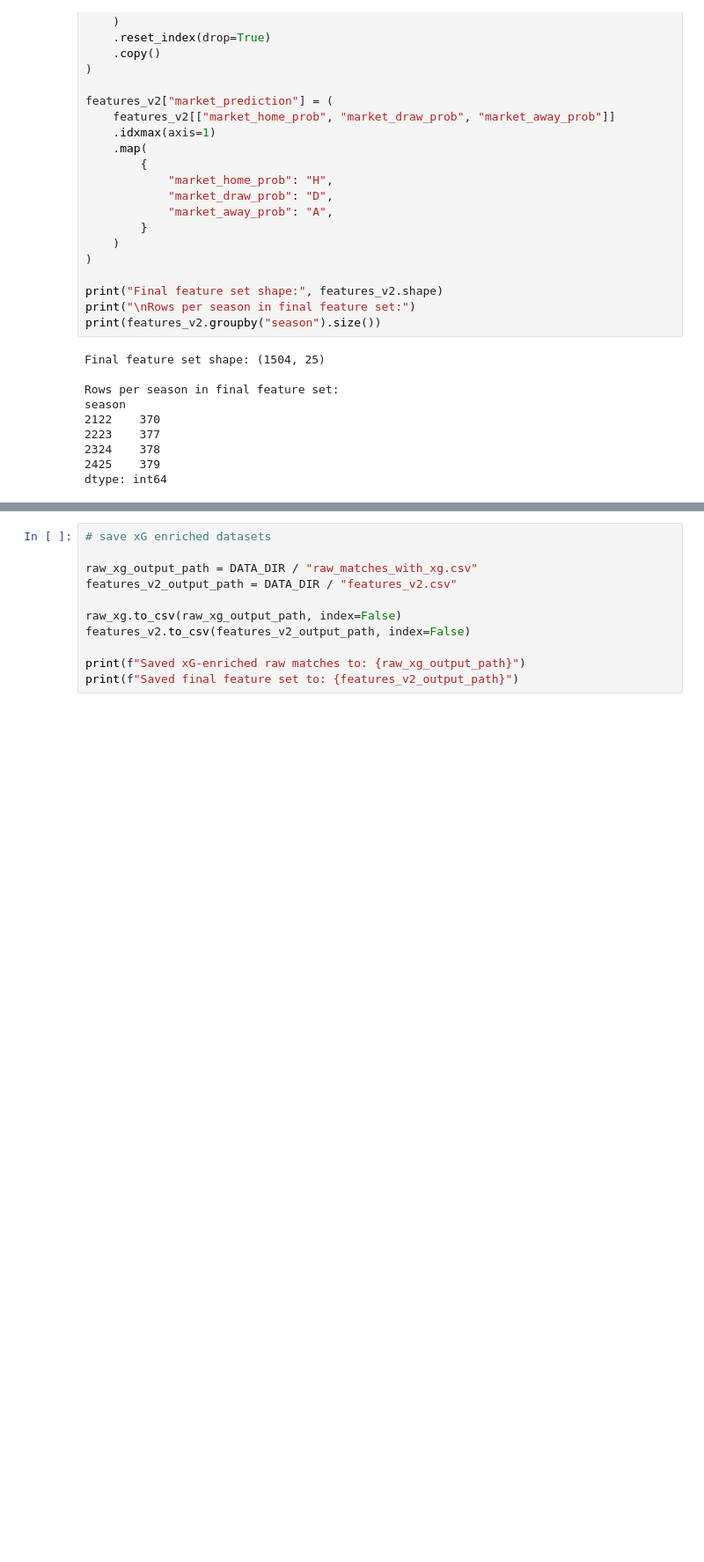
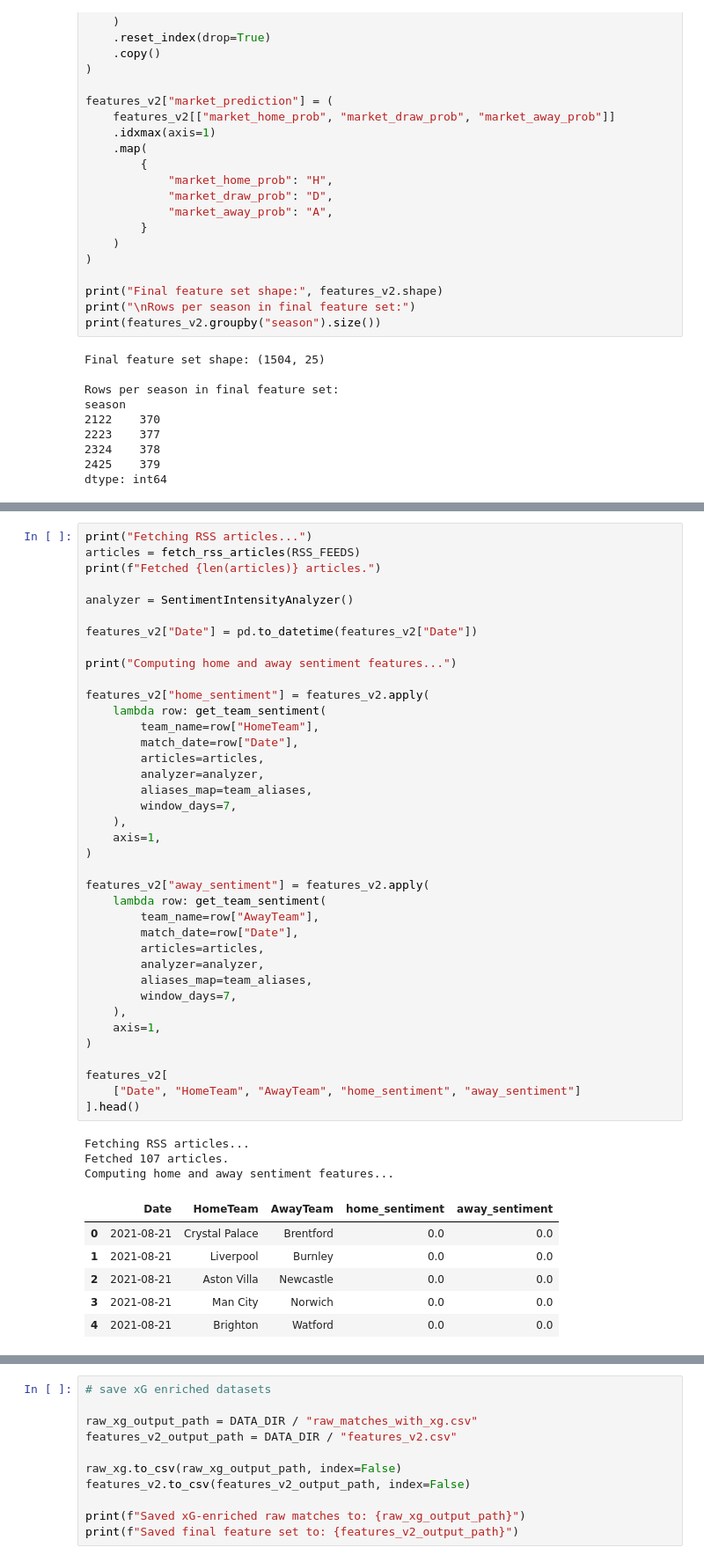
Before and after one commit to tolulopesoetan/pl_prediction_model, a Jupyter notebook: notebooks/01_data_ingestion_and_preprocessing.ipynb, the cells around one changed output, grey strips where cells are left out. Shown at 88% size. Drawn from its saved outputs; the diff is of its cells as text; blank space fills up the shorter version.

Commit message:
feat: add RSS sentiment features to preprocessing pipeline

```diff
--- a/notebooks/01_data_ingestion_and_preprocessing.ipynb
+++ b/notebooks/01_data_ingestion_and_preprocessing.ipynb
@@ -830,0 +930,48 @@ features_v2[
+# %%
+print("Fetching RSS articles...")
+articles = fetch_rss_articles(RSS_FEEDS)
+print(f"Fetched {len(articles)} articles.")
+
+analyzer = SentimentIntensityAnalyzer()
+
+features_v2["Date"] = pd.to_datetime(features_v2["Date"])
+
+print("Computing home and away sentiment features...")
+
+features_v2["home_sentiment"] = features_v2.apply(
+    lambda row: get_team_sentiment(
+        team_name=row["HomeTeam"],
+        match_date=row["Date"],
+        articles=articles,
+        analyzer=analyzer,
+        aliases_map=team_aliases,
+        window_days=7,
+    ),
+    axis=1,
+)
+
+features_v2["away_sentiment"] = features_v2.apply(
+    lambda row: get_team_sentiment(
+        team_name=row["AwayTeam"],
+        match_date=row["Date"],
+        articles=articles,
+        analyzer=analyzer,
+        aliases_map=team_aliases,
+        window_days=7,
+    ),
+    axis=1,
+)
+
+features_v2[
+    ["Date", "HomeTeam", "AwayTeam", "home_sentiment", "away_sentiment"]
+].head()
+# %% [output]
+Fetching RSS articles...
+Fetched 107 articles.
+Computing home and away sentiment features...
+|  | Date | HomeTeam | AwayTeam | home_sentiment | away_sentiment |
+| 0 | 2021-08-21 | Crystal Palace | Brentford | 0.0 | 0.0 |
+| 1 | 2021-08-21 | Liverpool | Burnley | 0.0 | 0.0 |
+| 2 | 2021-08-21 | Aston Villa | Newcastle | 0.0 | 0.0 |
+| 3 | 2021-08-21 | Man City | Norwich | 0.0 | 0.0 |
+| 4 | 2021-08-21 | Brighton | Watford | 0.0 | 0.0 |
```
Also changed, not shown: parts of 5 cells of this notebook, 2 other files.
